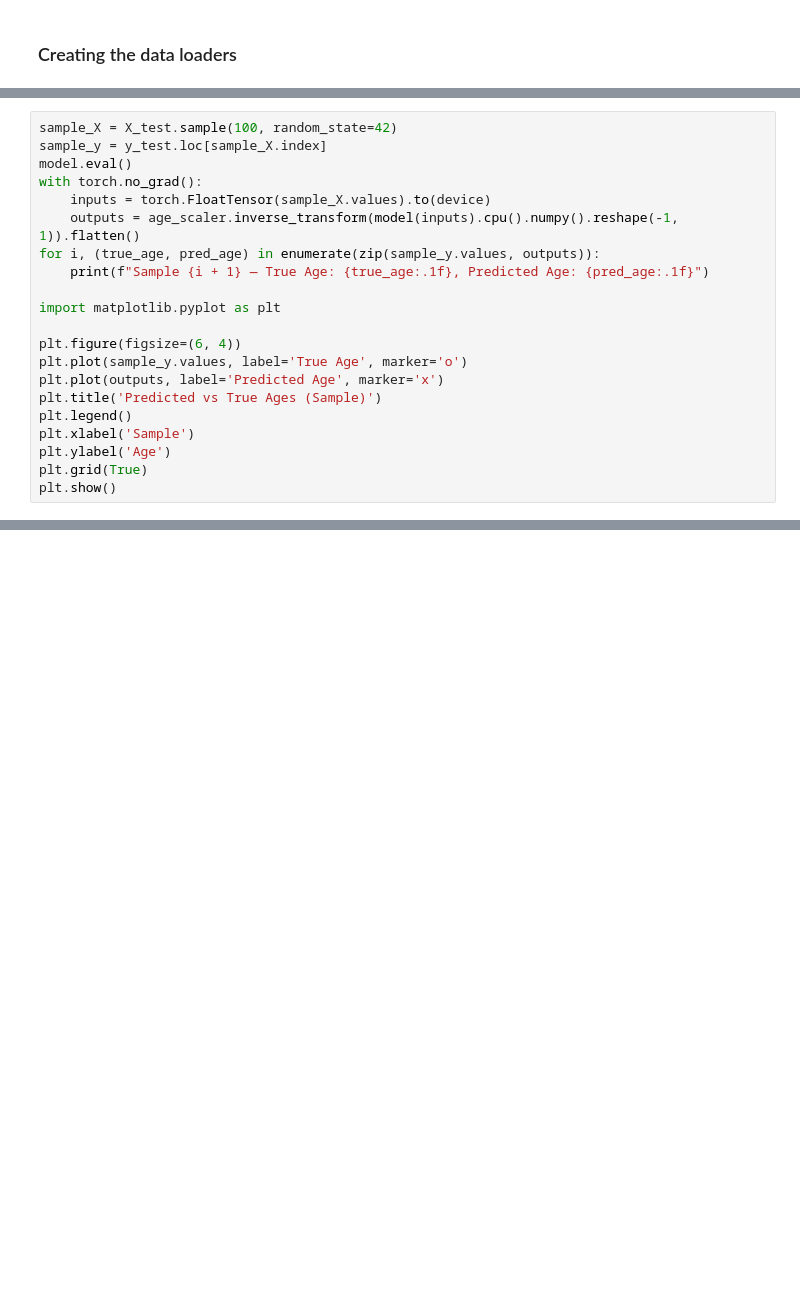
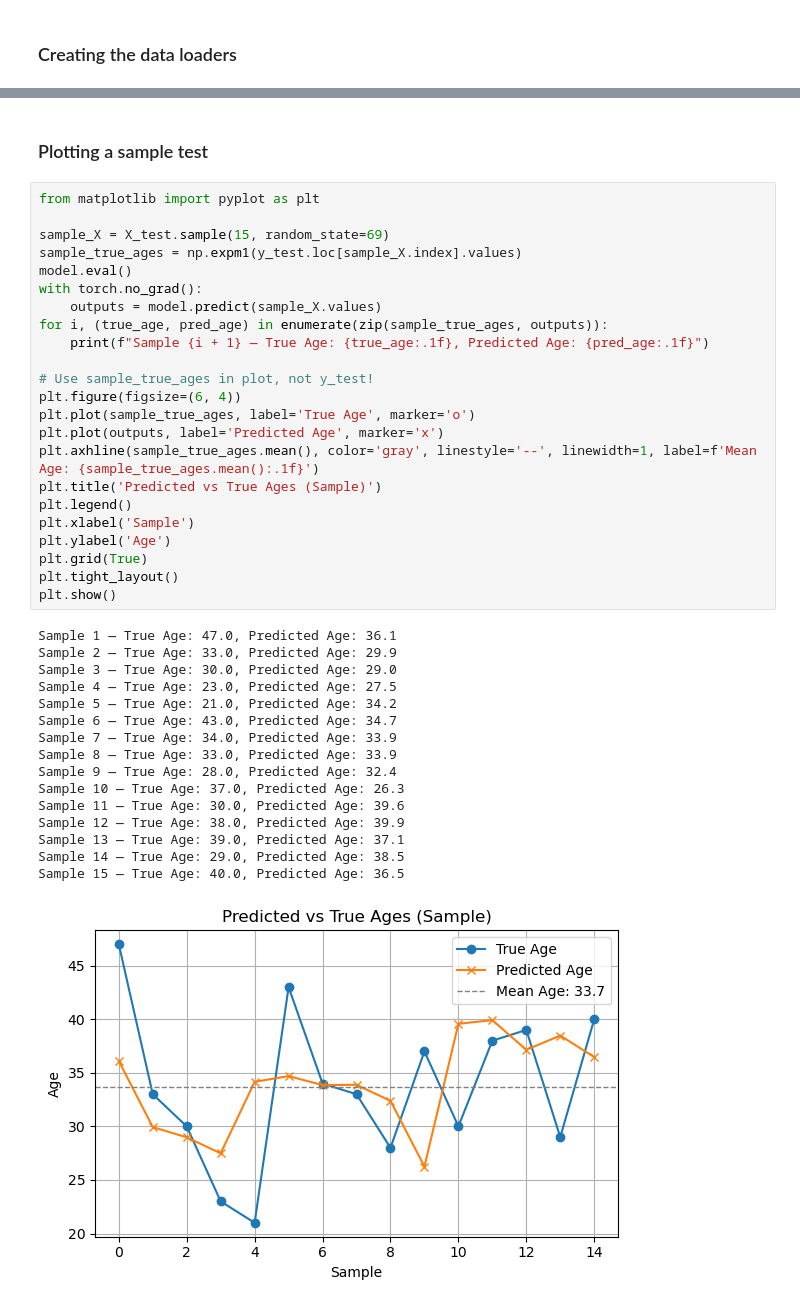
Before and after one commit to shpingus/OkCupidAnalysis, a Jupyter notebook: Playing with Database.ipynb, the cells around one changed output, grey strips where cells are left out. Drawn from its saved outputs; the diff is of its cells as text; blank space fills up the shorter version.

```diff
--- a/Playing with Database.ipynb
+++ b/Playing with Database.ipynb
@@ -306,21 +216,0 @@ AgePredictor(
-# %%
-sample_X = X_test.sample(100, random_state=42)
-sample_y = y_test.loc[sample_X.index]
-model.eval()
-with torch.no_grad():
-    inputs = torch.FloatTensor(sample_X.values).to(device)
-    outputs = age_scaler.inverse_transform(model(inputs).cpu().numpy().reshape(-1, 1)).flatten()
-for i, (true_age, pred_age) in enumerate(zip(sample_y.values, outputs)):
-    print(f"Sample {i + 1} — True Age: {true_age:.1f}, Predicted Age: {pred_age:.1f}")
-
-import matplotlib.pyplot as plt
-
-plt.figure(figsize=(6, 4))
-plt.plot(sample_y.values, label='True Age', marker='o')
-plt.plot(outputs, label='Predicted Age', marker='x')
-plt.title('Predicted vs True Ages (Sample)')
-plt.legend()
-plt.xlabel('Sample')
-plt.ylabel('Age')
-plt.grid(True)
-plt.show()
@@ -352,0 +325,42 @@ train_loader.sampler
+# %% [markdown]
+### Plotting a sample test
+# %%
+from matplotlib import pyplot as plt
+
+sample_X = X_test.sample(15, random_state=69)
+sample_true_ages = np.expm1(y_test.loc[sample_X.index].values)
+model.eval()
+with torch.no_grad():
+    outputs = model.predict(sample_X.values)
+for i, (true_age, pred_age) in enumerate(zip(sample_true_ages, outputs)):
+    print(f"Sample {i + 1} — True Age: {true_age:.1f}, Predicted Age: {pred_age:.1f}")
+
+# Use sample_true_ages in plot, not y_test!
+plt.figure(figsize=(6, 4))
+plt.plot(sample_true_ages, label='True Age', marker='o')
+plt.plot(outputs, label='Predicted Age', marker='x')
+plt.axhline(sample_true_ages.mean(), color='gray', linestyle='--', linewidth=1, label=f'Mean Age: {sample_true_ages.mean():.1f}')
+plt.title('Predicted vs True Ages (Sample)')
+plt.legend()
+plt.xlabel('Sample')
+plt.ylabel('Age')
+plt.grid(True)
+plt.tight_layout()
+plt.show()
+# %% [output]
+Sample 1 — True Age: 47.0, Predicted Age: 36.1
+Sample 2 — True Age: 33.0, Predicted Age: 29.9
+Sample 3 — True Age: 30.0, Predicted Age: 29.0
+Sample 4 — True Age: 23.0, Predicted Age: 27.5
+Sample 5 — True Age: 21.0, Predicted Age: 34.2
+Sample 6 — True Age: 43.0, Predicted Age: 34.7
+Sample 7 — True Age: 34.0, Predicted Age: 33.9
+Sample 8 — True Age: 33.0, Predicted Age: 33.9
+Sample 9 — True Age: 28.0, Predicted Age: 32.4
+Sample 10 — True Age: 37.0, Predicted Age: 26.3
+Sample 11 — True Age: 30.0, Predicted Age: 39.6
+Sample 12 — True Age: 38.0, Predicted Age: 39.9
+Sample 13 — True Age: 39.0, Predicted Age: 37.1
+Sample 14 — True Age: 29.0, Predicted Age: 38.5
+Sample 15 — True Age: 40.0, Predicted Age: 36.5
+[figure, added]
```
Also changed, not shown: parts of 15 cells of this notebook.
